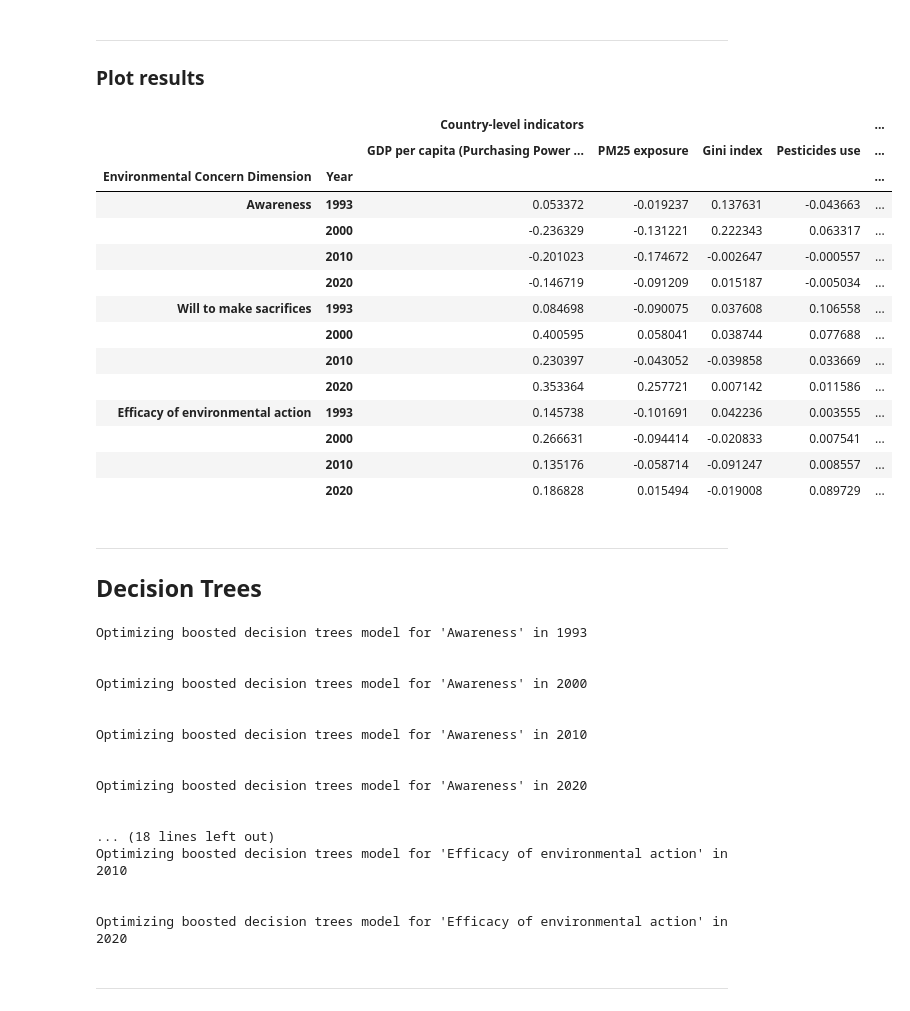
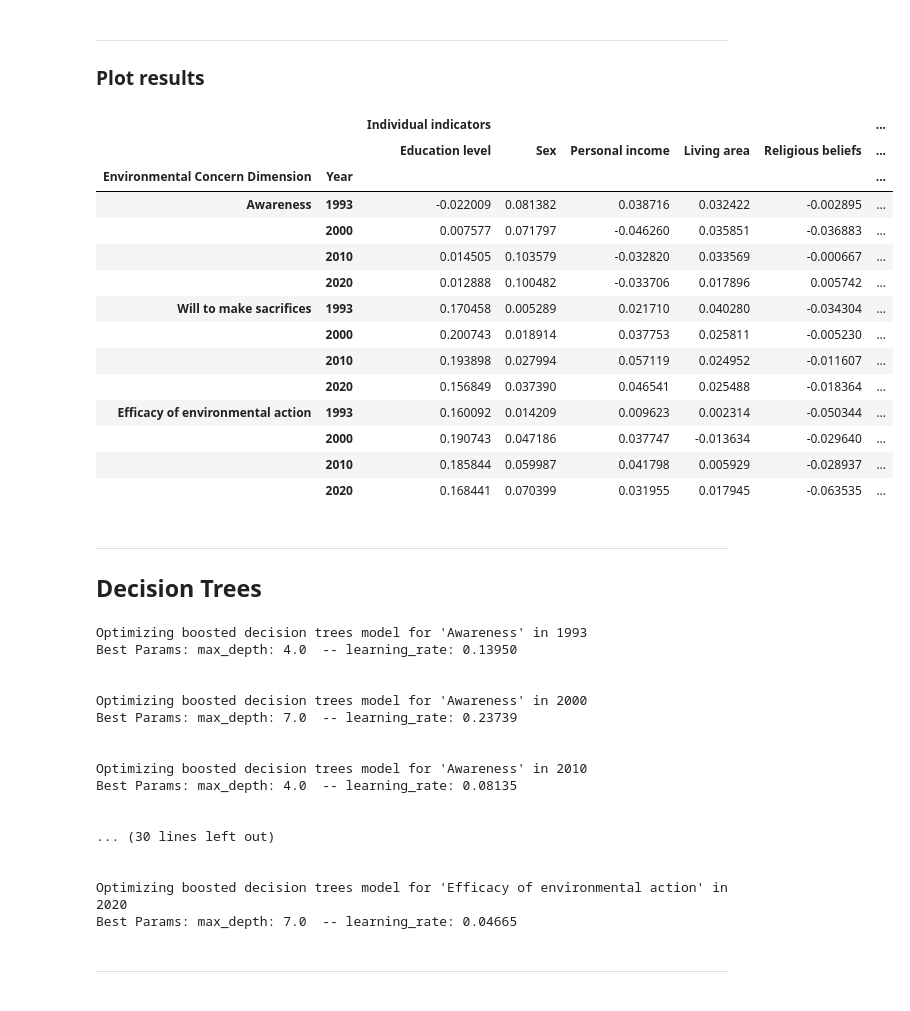
Before and after one commit to EdoardoTronconi/TesiMagistrale, a Jupyter notebook: Notebooks/PredictiveIndicators.ipynb, the cells around one changed output. Saved outputs shown, nothing was run; the diff lists cells and outputs as text; code cells hidden in the pictures.

```diff
--- a/Notebooks/PredictiveIndicators.ipynb
+++ b/Notebooks/PredictiveIndicators.ipynb
@@ -721,30 +696,34 @@ def style_dataframe_mixedLM(data, dropConverged=False):
 # %%
 data1 = cluster_dataframe(predictive_indicators_mixedLM.loc[:, ("Country-level indicators", slice(None))], row_cluster=False)
 data2 = cluster_dataframe(predictive_indicators_mixedLM.loc[:, ("Individual indicators", slice(None))], row_cluster=False)
 
+#what do you want to plot?
+#all
 cols = [*data1.columns, *data2.columns, *predictive_indicators_mixedLM.loc[:,["Metrics"]].columns]
+#country-level only
 #cols = [*data1.columns, *predictive_indicators_mixedLM.loc[:,["Metrics"]].columns]
-#cols = [*data2.columns, *predictive_indicators_mixedLM.loc[:,["Metrics"]].columns]
+#individual only
+cols = [*data2.columns[[0,1,3,2,4,5,6]], *predictive_indicators_mixedLM.loc[:,["Metrics"]].columns]
 
 #print(style_dataframe_mixedLM(predictive_indicators_mixedLM.loc[:,cols], dropConverged=True).to_latex(convert_css=True).replace("\color[HTML]{000000}",""))
 
 style_dataframe_mixedLM(predictive_indicators_mixedLM.loc[:,cols])
 # %% [output]
-|  |  | Country-level indicators |  |  |  | ... |
-|  |  | GDP per capita (Purchasing Power ... | PM25 exposure | Gini index | Pesticides use | ... |
-| Environmental Concern Dimension | Year |  |  |  |  | ... |
-| Awareness | 1993 | 0.053372 | -0.019237 | 0.137631 | -0.043663 | ... |
-|  | 2000 | -0.236329 | -0.131221 | 0.222343 | 0.063317 | ... |
-|  | 2010 | -0.201023 | -0.174672 | -0.002647 | -0.000557 | ... |
-|  | 2020 | -0.146719 | -0.091209 | 0.015187 | -0.005034 | ... |
-| Will to make sacrifices | 1993 | 0.084698 | -0.090075 | 0.037608 | 0.106558 | ... |
-|  | 2000 | 0.400595 | 0.058041 | 0.038744 | 0.077688 | ... |
-|  | 2010 | 0.230397 | -0.043052 | -0.039858 | 0.033669 | ... |
-|  | 2020 | 0.353364 | 0.257721 | 0.007142 | 0.011586 | ... |
-| Efficacy of environmental action | 1993 | 0.145738 | -0.101691 | 0.042236 | 0.003555 | ... |
-|  | 2000 | 0.266631 | -0.094414 | -0.020833 | 0.007541 | ... |
-|  | 2010 | 0.135176 | -0.058714 | -0.091247 | 0.008557 | ... |
-|  | 2020 | 0.186828 | 0.015494 | -0.019008 | 0.089729 | ... |
+|  |  | Individual indicators |  |  |  |  | ... |
+|  |  | Education level | Sex | Personal income | Living area | Religious beliefs | ... |
+| Environmental Concern Dimension | Year |  |  |  |  |  | ... |
+| Awareness | 1993 | -0.022009 | 0.081382 | 0.038716 | 0.032422 | -0.002895 | ... |
+|  | 2000 | 0.007577 | 0.071797 | -0.046260 | 0.035851 | -0.036883 | ... |
+|  | 2010 | 0.014505 | 0.103579 | -0.032820 | 0.033569 | -0.000667 | ... |
+|  | 2020 | 0.012888 | 0.100482 | -0.033706 | 0.017896 | 0.005742 | ... |
+| Will to make sacrifices | 1993 | 0.170458 | 0.005289 | 0.021710 | 0.040280 | -0.034304 | ... |
+|  | 2000 | 0.200743 | 0.018914 | 0.037753 | 0.025811 | -0.005230 | ... |
+|  | 2010 | 0.193898 | 0.027994 | 0.057119 | 0.024952 | -0.011607 | ... |
+|  | 2020 | 0.156849 | 0.037390 | 0.046541 | 0.025488 | -0.018364 | ... |
+| Efficacy of environmental action | 1993 | 0.160092 | 0.014209 | 0.009623 | 0.002314 | -0.050344 | ... |
+|  | 2000 | 0.190743 | 0.047186 | 0.037747 | -0.013634 | -0.029640 | ... |
+|  | 2010 | 0.185844 | 0.059987 | 0.041798 | 0.005929 | -0.028937 | ... |
+|  | 2020 | 0.168441 | 0.070399 | 0.031955 | 0.017945 | -0.063535 | ... |
 # %% [markdown]
 ___
 ## Decision Trees
@@ -801,9 +780,11 @@ def preprocess_data_trees(df, year, macro_ind, micro_ind, target, use_country=Fa
 # %%
 # fitting models and saving results
 
-def fit_trees(yX_train, learning_rate=0.1, max_rounds=500, max_depth=5, n_iter_no_change=5, random_seed=42):
+def fit_trees(yX_train, learning_rate=0.1, max_rounds=10000, max_depth=5, n_iter_no_change=5, random_seed=42):
     model = GradientBoostingRegressor(learning_rate=learning_rate, n_estimators=max_rounds, max_depth=5, n_iter_no_change=n_iter_no_change, random_state=random_seed)
     model.fit(yX_train[1], yX_train[0])
+    if model.estimators_.shape[0]==max_rounds and max_rounds <= 30000:
+        model = fit_trees(yX_train=yX_train, learning_rate=learning_rate, max_rounds=max_rounds*3, max_depth=max_depth, n_iter_no_change=n_iter_no_change, random_seed=random_seed)
     return model
 
 search_space = {
@@ -824,8 +805,9 @@ index_trees = pd.MultiIndex.from_product([
     [1993, 2000, 2010, 2020]],
     names = ["Environmental Concern Dimension", "Year"]
                                 )
-predictive_indicators_trees = pd.DataFrame(index=index_trees, columns = pd.Index(micro_indicators+macro_indicators, name="Feature Importance"))
-metrics_trees = pd.DataFrame(index=index_trees, columns = pd.Index(["r2", "mse", "mae"], name="Metrics"))
+predictive_indicators_trees = pd.DataFrame(index=index_trees, columns = pd.Index(macro_indicators+micro_indicators, name="Feature Importance"))
+metrics_trees = pd.DataFrame(index=index_trees, columns = pd.Index(["r2", "mse", "mae", "n_trees"], name="Metrics"))
+history_trees = pd.DataFrame(index=index_trees, columns=["learning_rate", "max_depth", "n_trees"])
 
 for target in ['Awareness', 'Will to make sacrifices', 'Efficacy of environmental action']:
     for year in [1993, 2000, 2010, 2020]:
@@ -836,9 +818,13 @@ for target in ['Awareness', 'Will to make sacrifices', 'Efficacy of environmenta
 
         #optimize model
         best_params = fmin(objective_func_hyperopt, space=search_space, algo=tpe.suggest, max_evals=100)
+        print(f"Best Params: max_depth: {best_params['max_depth']:>2}  -- learning_rate: {best_params['learning_rate']:.5f}")
 
         #get metrics and feature importance
         model = fit_trees(yX_train, **best_params)
+
+        history_trees.loc[(target, year)] = [best_params["learning_rate"], best_params["max_depth"], model.estimators_.shape[0]]
+
 
         predictive_indicators_trees.loc[(target, year),:] = model.feature_importances_
 
@@ -847,7 +833,7 @@ for target in ['Awareness', 'Will to make sacrifices', 'Efficacy of environmenta
         mse = mean_squared_error(yX_test[0], y_test_pred)
         mae = mean_absolute_error(yX_test[0], y_test_pred)
 
-        metrics_trees.loc[(target, year),:] = [r2, mse, mae]
+        metrics_trees.loc[(target, year),:] = [r2, mse, mae, model.estimators_.shape[0]]
 
         #delete
         del(model, yX_train, yX_val, yX_test, r2, mse, mae, best_params)
@@ -861,24 +847,21 @@ newLabels = {("Indicators", item) : ("Individual indicators", item) for item in
 newLabels.update({("Indicators", item) : ("Country-level indicators", item) for item in macro_indicators})
 predictive_indicators_trees.columns = predictive_indicators_trees.columns.map(lambda x: newLabels.get(x,x))
 del(newLabels)
-
-#save results
-predictive_indicators_trees.to_pickle("../Saved_variables/predictive_indicators_trees.pickle")
 # %% [output]
 Optimizing boosted decision trees model for 'Awareness' in 1993
+Best Params: max_depth: 4.0  -- learning_rate: 0.13950
 
 
 Optimizing boosted decision trees model for 'Awareness' in 2000
+Best Params: max_depth: 7.0  -- learning_rate: 0.23739
 
 
 Optimizing boosted decision trees model for 'Awareness' in 2010
+Best Params: max_depth: 4.0  -- learning_rate: 0.08135
 
 
-Optimizing boosted decision trees model for 'Awareness' in 2020
-
-
-... (18 lines left out)
-Optimizing boosted decision trees model for 'Efficacy of environmental action' in 2010
+... (30 lines left out)
 
 
 Optimizing boosted decision trees model for 'Efficacy of environmental action' in 2020
+Best Params: max_depth: 7.0  -- learning_rate: 0.04665
```
Also changed, not shown: parts of 17 cells of this notebook, 46 other files.
